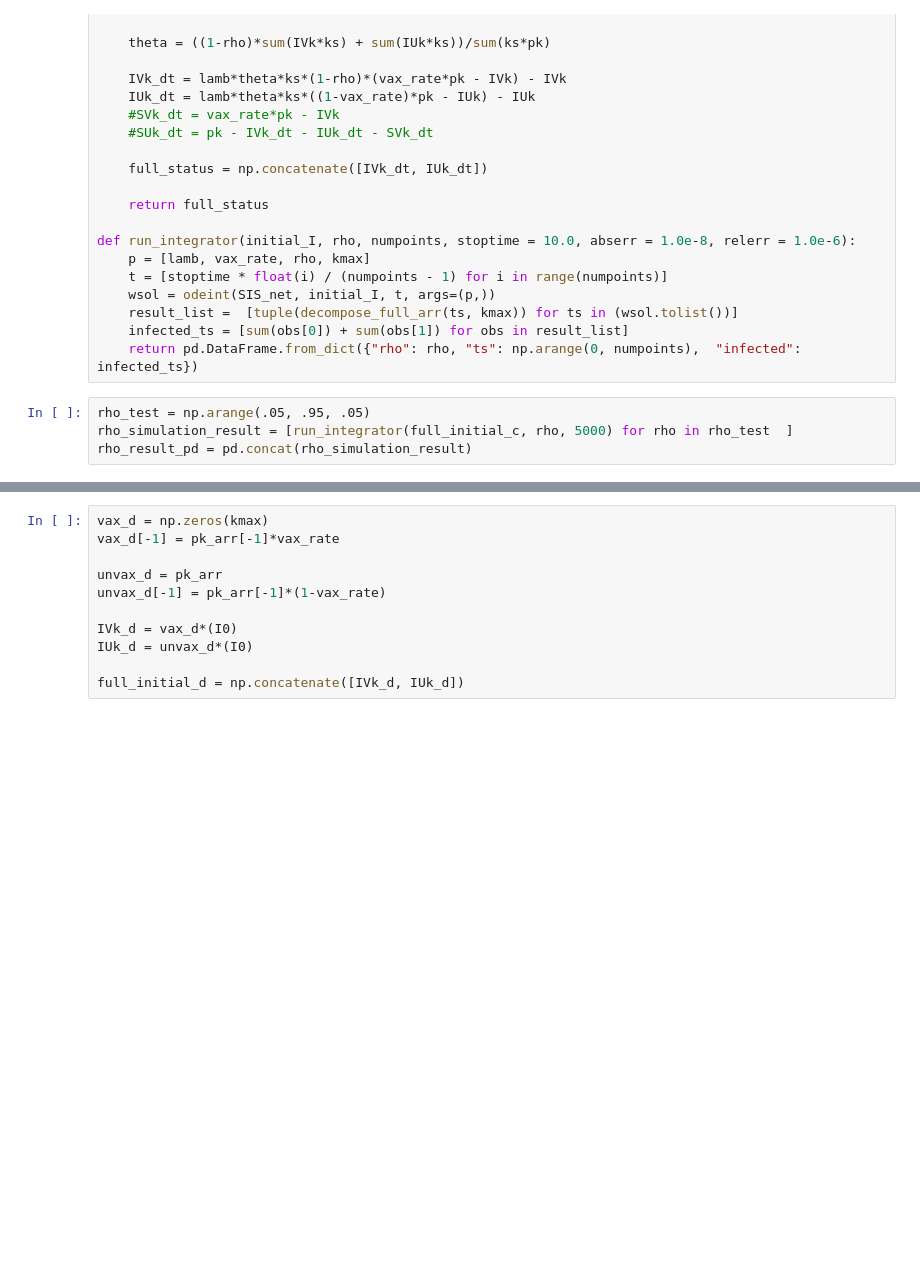
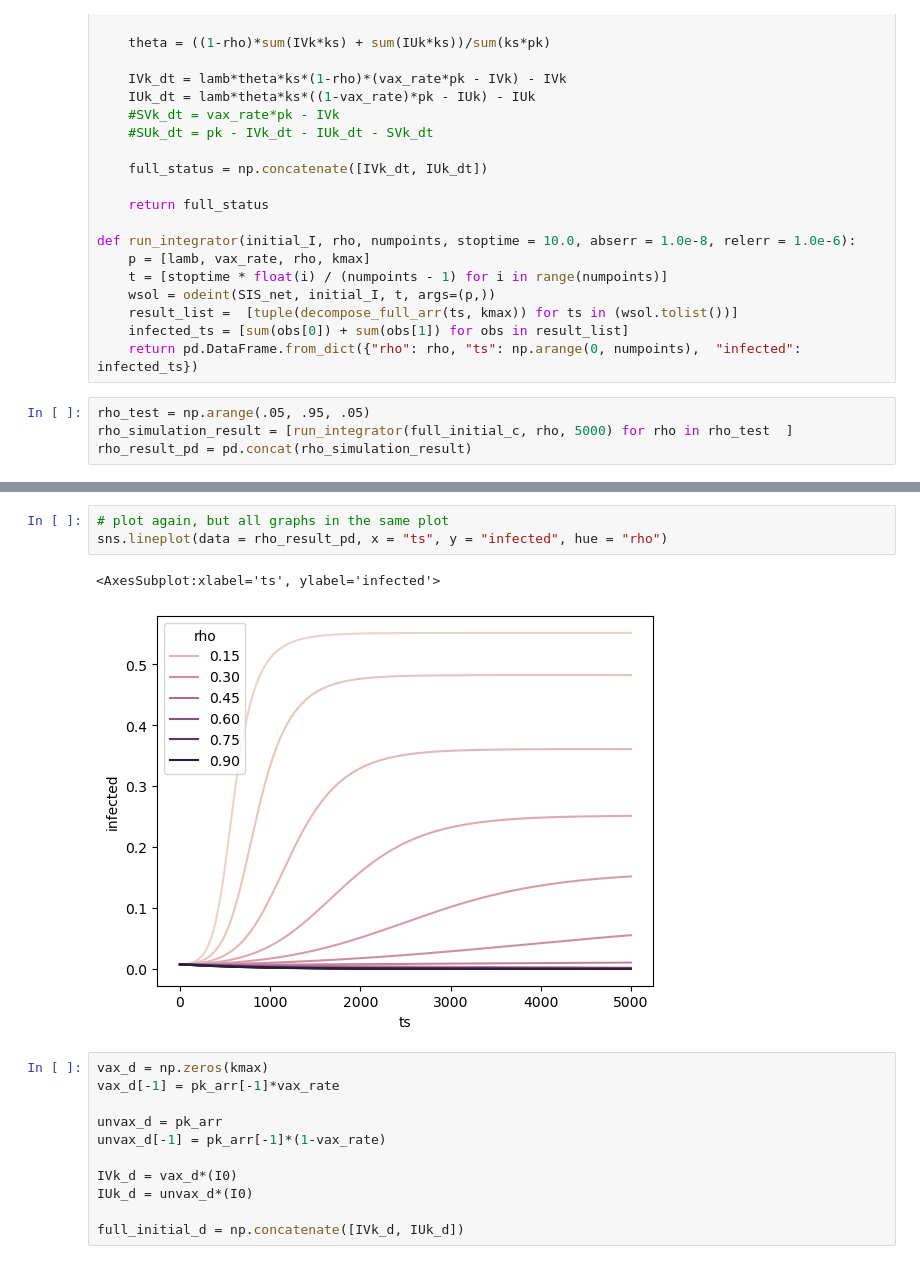
Before and after one commit to exterm/uvm-mocs, a Jupyter notebook: assignment-03/integration_q2.ipynb, the cells around one changed output, grey strips where cells are left out. Drawn from its saved outputs; the diff is of its cells as text; blank space fills up the shorter version.

Commit message:
add all-in-one plots

```diff
--- a/assignment-03/integration_q2.ipynb
+++ b/assignment-03/integration_q2.ipynb
@@ -70,3 +70,9 @@ g.map_dataframe(sns.lineplot, x = "ts", y = "infected")
+# %%
+# plot again, but all graphs in the same plot
+sns.lineplot(data = rho_result_pd, x = "ts", y = "infected", hue = "rho")
+# %% [output]
+<AxesSubplot:xlabel='ts', ylabel='infected'>
+[figure, added]
 # %%
 vax_d = np.zeros(kmax)
 vax_d[-1] = pk_arr[-1]*vax_rate
```
Also changed, not shown: parts of 3 cells of this notebook.
